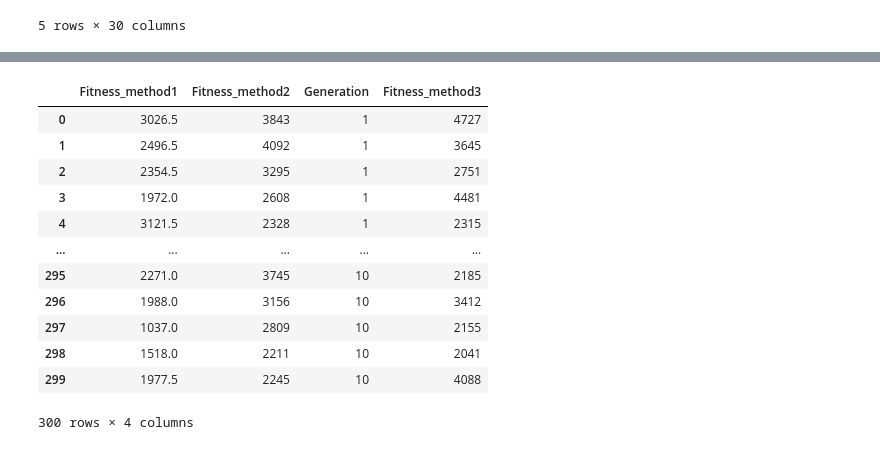
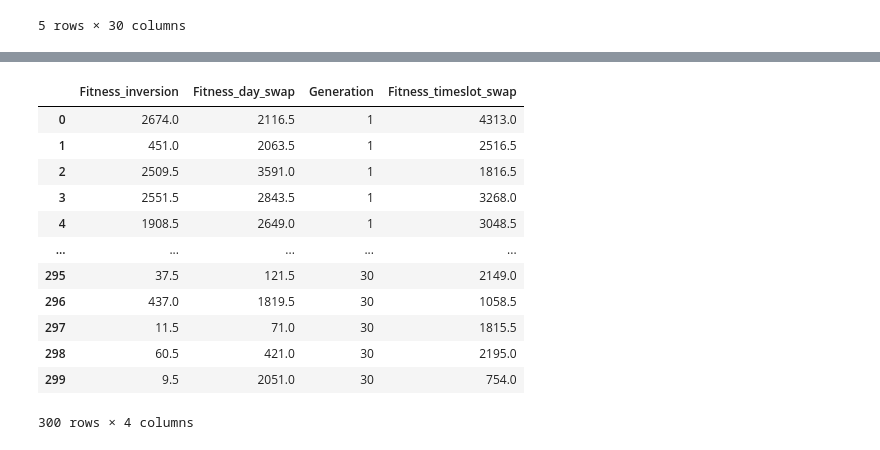
Before and after one commit to IsabelCD/CIFO, a Jupyter notebook: algorithmpls.ipynb, the cells around one changed output, grey strips where cells are left out. Cells and saved outputs as stored; diff of their text form; code cells hidden in the pictures.

```diff
--- a/algorithmpls.ipynb
+++ b/algorithmpls.ipynb
@@ -21,6 +24,6 @@ test2.head()
 | 4 | Individual(size=51); Fitness: 2649.0 | Individual(size=51); Fitness: 2203.5 | Individual(size=51); Fitness: 2203.5 | Individual(size=51); Fitness: 2203.5 | Individual(size=51); Fitness: 2165.5 | Individual(size=51); Fitness: 2165.5 | Individual(size=51); Fitness: 2165.5 | Individual(size=51); Fitness: 2165.5 | Individual(size=51); Fitness: 2165.5 | Individual(size=51); Fitness: 2165.5 | ... | ... |
 5 rows × 30 columns
 # %%
-test3= pd.read_csv("./test3.csv", names= column_names)
-test3.head()
+inversion= pd.read_csv("./inversion.csv", names= column_names)
+inversion.head()
 # %% [output]
@@ -32,0 +37,3 @@ test3.head()
+# %%
+timeslot_swap = pd.read_csv("./timeslot_swap.csv", names= column_names)
+timeslot_swap.head()
@@ -33,3 +48,14 @@ test3.head()
+# %%
+def extract_number(cell):
+    match = re.search(r'(\d+\.?\d*)$', cell)
+    if match:
+        return match.group(1)
+    else:
+        return None
+# %%
+inversion = inversion.applymap(extract_number).astype(float)
+timeslot_swap = timeslot_swap.applymap(extract_number).astype(float)
+day_swap = day_swap.applymap(extract_number).astype(float)
 # %%
 clrs = sns.color_palette("husl", 3)
 
@@ -61,24 +91,24 @@ plt.show()
 # %%
-unpivoted_df1 = pd.melt(test1, var_name='Generation', value_name='Fitness_method1')
-unpivoted_df2 = pd.melt(test2, var_name='Generation', value_name='Fitness_method2')
-unpivoted_df3 = pd.melt(test3, var_name='Generation', value_name='Fitness_method3')
+unpivoted_df1 = pd.melt(inversion, var_name='Generation', value_name='Fitness_inversion')
+unpivoted_df2 = pd.melt(day_swap, var_name='Generation', value_name='Fitness_day_swap')
+unpivoted_df3 = pd.melt(timeslot_swap, var_name='Generation', value_name='Fitness_timeslot_swap')
 unpivoted_df = pd.merge(unpivoted_df1, unpivoted_df2, left_index=True, right_index=True)
 unpivoted_df = pd.merge(unpivoted_df, unpivoted_df3, left_index=True, right_index=True)
 unpivoted_df.drop(["Generation_x","Generation_y"], axis=1, inplace=True)
 unpivoted_df
 # %% [output]
-|  | Fitness_method1 | Fitness_method2 | Generation | Fitness_method3 |
-| 0 | 3026.5 | 3843 | 1 | 4727 |
-| 1 | 2496.5 | 4092 | 1 | 3645 |
-| 2 | 2354.5 | 3295 | 1 | 2751 |
-| 3 | 1972.0 | 2608 | 1 | 4481 |
-| 4 | 3121.5 | 2328 | 1 | 2315 |
+|  | Fitness_inversion | Fitness_day_swap | Generation | Fitness_timeslot_swap |
+| 0 | 2674.0 | 2116.5 | 1 | 4313.0 |
+| 1 | 451.0 | 2063.5 | 1 | 2516.5 |
+| 2 | 2509.5 | 3591.0 | 1 | 1816.5 |
+| 3 | 2551.5 | 2843.5 | 1 | 3268.0 |
+| 4 | 1908.5 | 2649.0 | 1 | 3048.5 |
 | ... | ... | ... | ... | ... |
-| 295 | 2271.0 | 3745 | 10 | 2185 |
-| 296 | 1988.0 | 3156 | 10 | 3412 |
-| 297 | 1037.0 | 2809 | 10 | 2155 |
-| 298 | 1518.0 | 2211 | 10 | 2041 |
-| 299 | 1977.5 | 2245 | 10 | 4088 |
+| 295 | 37.5 | 121.5 | 30 | 2149.0 |
+| 296 | 437.0 | 1819.5 | 30 | 1058.5 |
+| 297 | 11.5 | 71.0 | 30 | 1815.5 |
+| 298 | 60.5 | 421.0 | 30 | 2195.0 |
+| 299 | 9.5 | 2051.0 | 30 | 754.0 |
 300 rows × 4 columns
 # %%
 # Reshape the data into a long format
```
Also changed, not shown: parts of 32 cells of this notebook, 10 other files.
